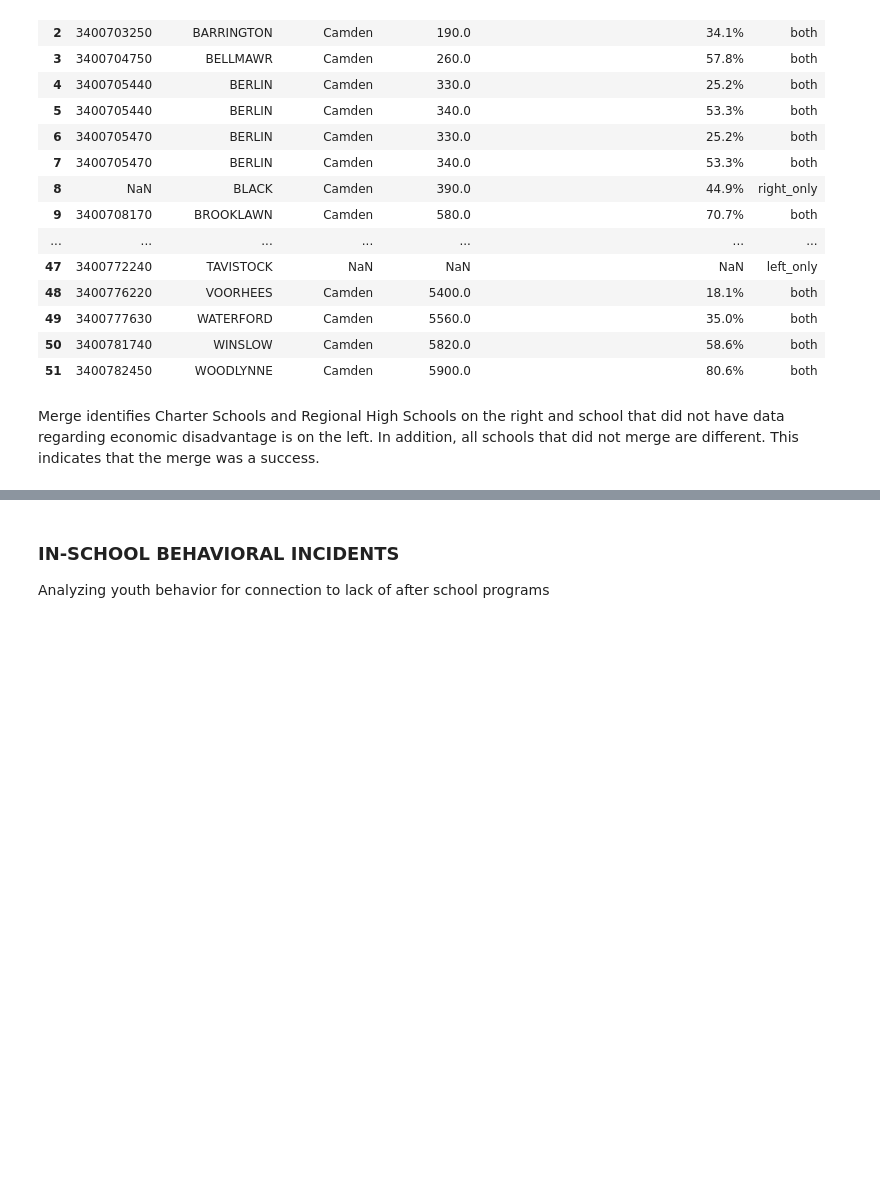
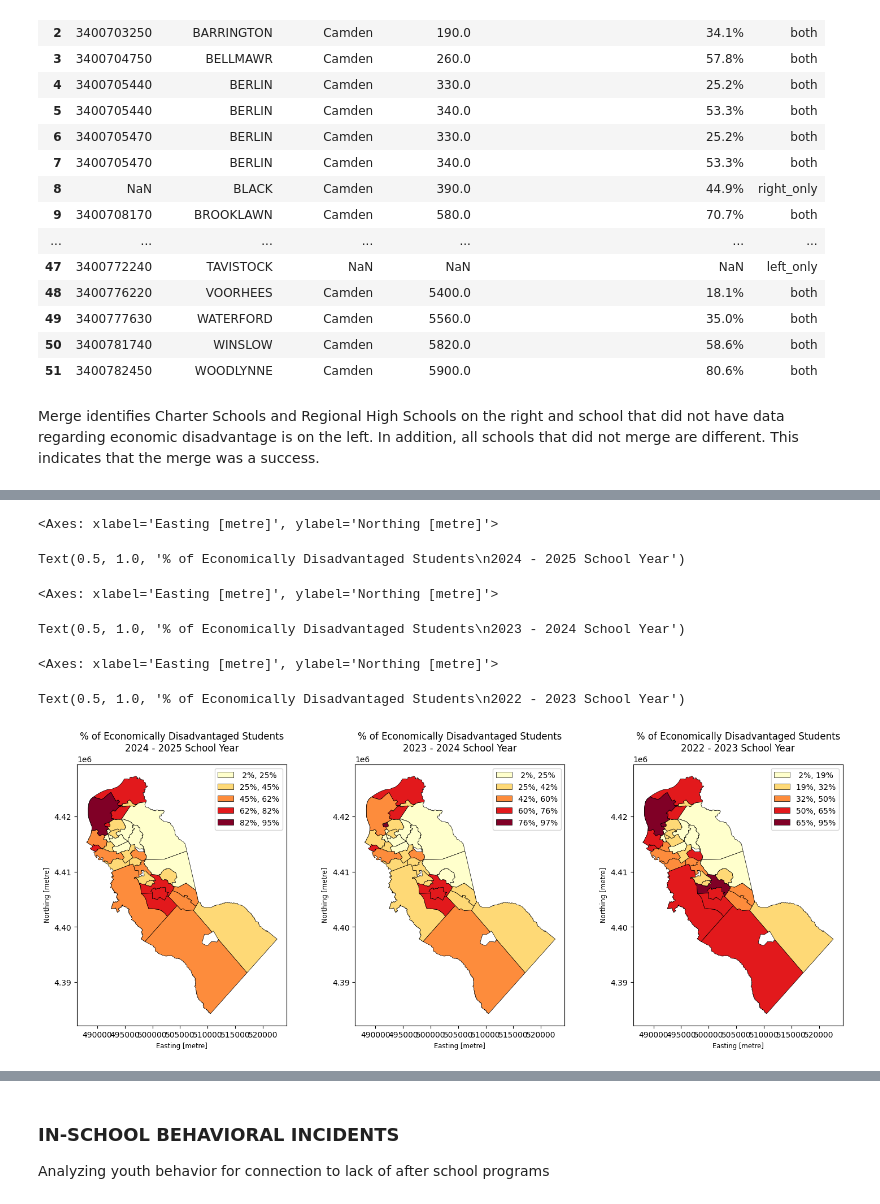
Before and after one commit to MhiyaJ/My-GIS-Stuff, a Jupyter notebook: After School Programs PS2.ipynb, the cells around one changed output, grey strips where cells are left out. Saved outputs shown, nothing was run; the diff lists cells and outputs as text; code cells hidden in the pictures; blank space fills up the shorter version.

```diff
--- a/After School Programs PS2.ipynb
+++ b/After School Programs PS2.ipynb
@@ -375,0 +427,6 @@ dtype: int64
+# %%
+#For School Year 2023-2024
+#merged newly created columns "first_word_Muni"
+a7 = pd.merge(njMun1, DisXls2, left_on=['first_word_Muni'], right_on=['first_word_Muni'], how='outer', indicator=True)
+a7.columns
+a7[['GEOID', 'first_word_Muni','CountyName', 'DistrictCode', 'Economically Disadvantaged Students', '_merge']]
@@ -375,0 +465,9 @@ dtype: int64
+# %%
+#For School Year 2022-2023
+#Rename columns, only include 24-25 School Year, make upper case and strip white space, split Muni into first word only
+DisXls3=DisXls[DisXls['SchoolYear'] =='2022-23'][['CountyName','DistrictCode','DistrictName','Economically Disadvantaged Students']]
+DisXls3.rename(columns={'DistrictName' : 'Muni'}, inplace=True)
+DisXls3['Muni'] = DisXls3['Muni'].str.upper()
+DisXls3['Muni']=DisXls3.Muni.str.strip()
+DisXls3['first_word_Muni'] = DisXls3['Muni'].str.split().str[0]
+DisXls3
@@ -375,0 +492,6 @@ dtype: int64
+# %%
+#For School Year 2022-2023
+#merged newly created columns "first_word_Muni"
+a8 = pd.merge(njMun1, DisXls3, left_on=['first_word_Muni'], right_on=['first_word_Muni'], how='outer', indicator=True)
+a8.columns
+a8[['GEOID', 'first_word_Muni','CountyName', 'DistrictCode', 'Economically Disadvantaged Students', '_merge']]
@@ -375,0 +534,31 @@ dtype: int64
+# %%
+fig, (ax1, ax2, ax3) = plt.subplots(1, 3, figsize=(18, 6))
+
+# Convert the 'Economically Disadvantaged Students' column to numeric, handling NaN values
+a6['Economically Disadvantaged Students'] = a6['Economically Disadvantaged Students'].apply(lambda x: float(x.replace('%', '')) if isinstance(x, str) else x)
+
+a6.plot(ax=ax1, column='Economically Disadvantaged Students', legend=True, cmap='YlOrRd',
+        scheme='natural_breaks', k=5, edgecolor='black', linewidth=.5, legend_kwds={"fmt": "{:.0f}%"})
+ax1.set_title('''% of Economically Disadvantaged Students\n2024 - 2025 School Year''')
+
+# Convert the 'IncidentsPer100Students' column to numeric, handling NaN values
+a7['Economically Disadvantaged Students'] = a7['Economically Disadvantaged Students'].apply(lambda x: float(x.replace('%', '')) if isinstance(x, str) else x)
+
+a7.plot(ax=ax2, column='Economically Disadvantaged Students', legend=True, cmap='YlOrRd',
+        scheme='natural_breaks', k=5, edgecolor='black', linewidth=.5, legend_kwds={"fmt": "{:.0f}%"})
+ax2.set_title('''% of Economically Disadvantaged Students\n2023 - 2024 School Year''')
+
+# Convert the 'IncidentsPer100Students' column to numeric, handling NaN values
+a8['Economically Disadvantaged Students'] = a8['Economically Disadvantaged Students'].apply(lambda x: float(x.replace('%', '')) if isinstance(x, str) else x)
+
+a8.plot(ax=ax3, column='Economically Disadvantaged Students', legend=True, cmap='YlOrRd',
+        scheme='natural_breaks', k=5, edgecolor='black', linewidth=.5, legend_kwds={"fmt": "{:.0f}%"})
+ax3.set_title('''% of Economically Disadvantaged Students\n2022 - 2023 School Year''')
+# %% [output]
+<Axes: xlabel='Easting [metre]', ylabel='Northing [metre]'>
+Text(0.5, 1.0, '% of Economically Disadvantaged Students\n2024 - 2025 School Year')
+<Axes: xlabel='Easting [metre]', ylabel='Northing [metre]'>
+Text(0.5, 1.0, '% of Economically Disadvantaged Students\n2023 - 2024 School Year')
+<Axes: xlabel='Easting [metre]', ylabel='Northing [metre]'>
+Text(0.5, 1.0, '% of Economically Disadvantaged Students\n2022 - 2023 School Year')
+[figure, added]
```
Also changed, not shown: parts of 19 cells of this notebook.
